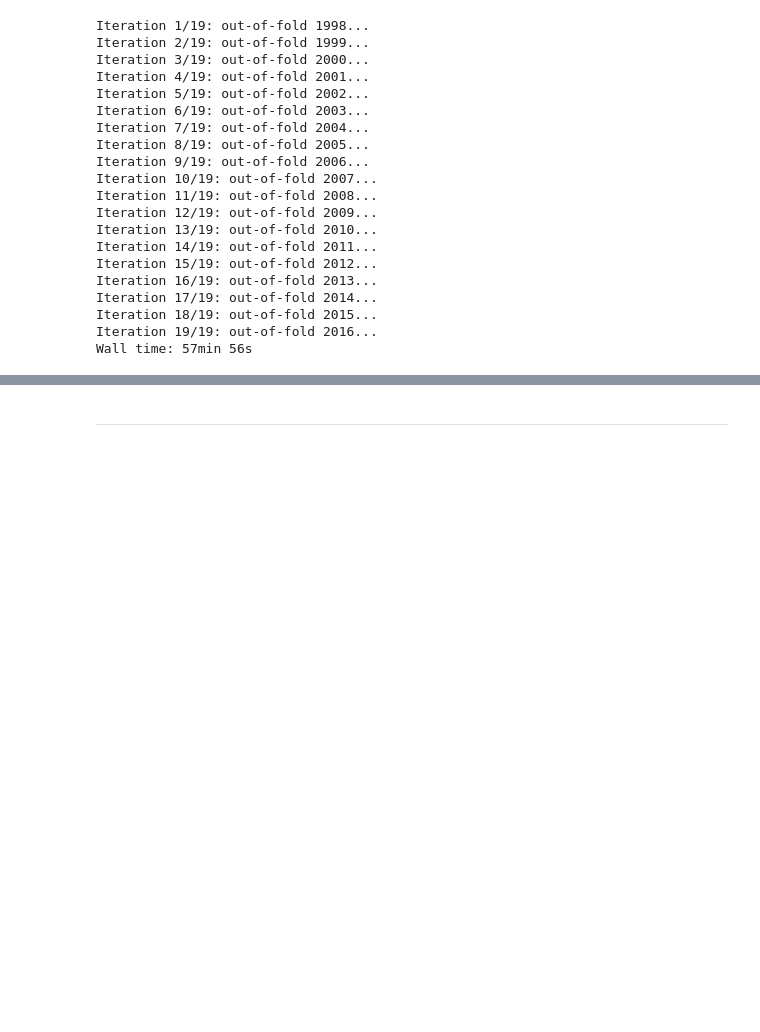
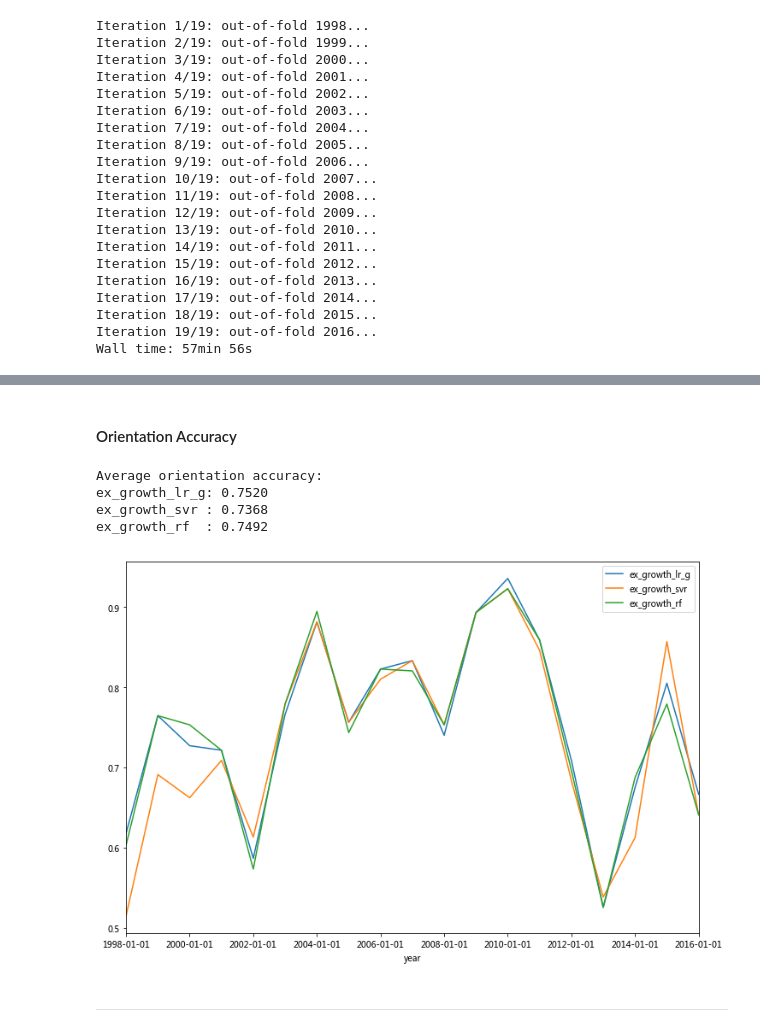
Before and after one commit to lincht/TradeModel, a Jupyter notebook: model/growth_pred.ipynb, the cells around one changed output, grey strips where cells are left out. Cells and saved outputs as stored; diff of their text form; code cells hidden in the pictures; blank space fills up the shorter version.

```diff
--- a/model/growth_pred.ipynb
+++ b/model/growth_pred.ipynb
@@ -1166,3 +1236,24 @@ Wall time: 57min 56s
+# %% [markdown]
+#### Orientation Accuracy
+# %%
+orient = result.copy()
+for c in orient.columns[1:]:
+    orient[c] = orient[c] * orient['ex_growth']
+orient.drop('ex_growth', axis=1, inplace=True)
+
+orient_accu = (orient > 0).groupby(level='year').mean()
+print('Average orientation accuracy:')
+for lab, item in orient_accu.mean().iteritems():
+    print('{:{width}}: {:.4f}'.format(lab, item, width=width))
+
+orient_accu.plot(figsize=(12, 8))
+plt.show()
+# %% [output]
+Average orientation accuracy:
+ex_growth_lr_g: 0.7520
+ex_growth_svr : 0.7368
+ex_growth_rf  : 0.7492
+[figure, added]
 # %% [markdown]
 ---
 # %% [markdown]
```
Also changed, not shown: parts of 7 cells of this notebook.
